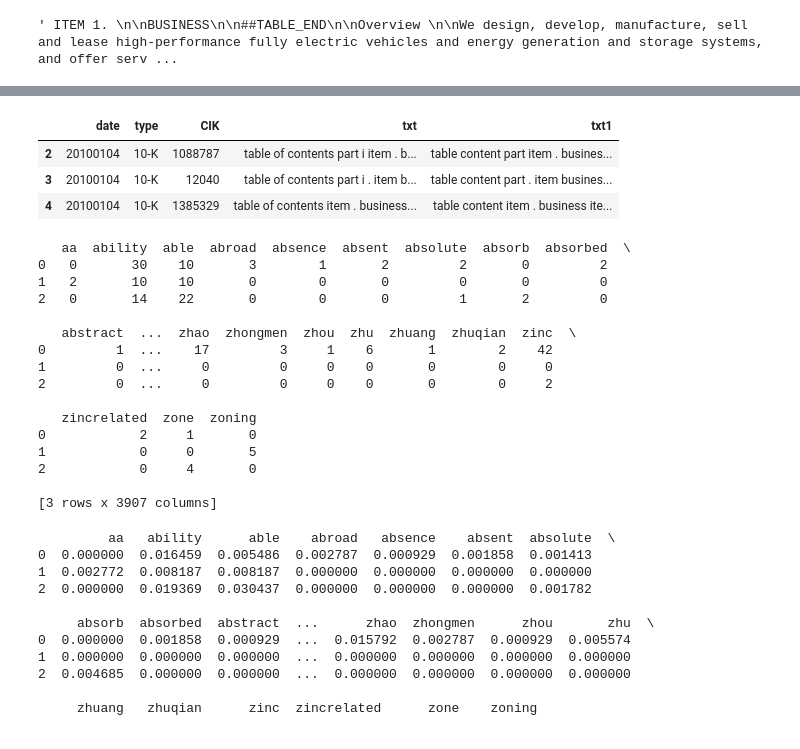
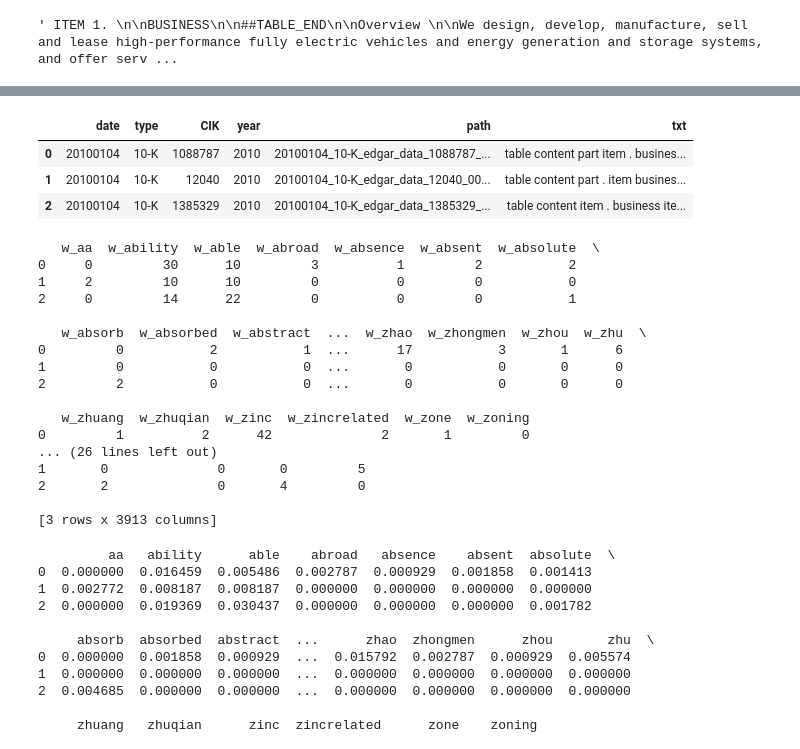
Before and after one commit to ruilongli/project_408, a Jupyter notebook: Untitled.ipynb, the cells around one changed output, grey strips where cells are left out. Cells and saved outputs as stored; diff of their text form; code cells hidden in the pictures.

Commit message:
add new data with cik, the key, add some feature

```diff
--- a/Untitled.ipynb
+++ b/Untitled.ipynb
@@ -187,10 +196,15 @@ def getFillingInfo(file_name):#this function is to get the information part of t
     name_parts = file_name.split('_')
     res=[name_parts[0],name_parts[1],name_parts[4]]
     return res
+def year(date):#this function is to get the information part of the file title
+    year=date[:4]
+    return year
 # %%
-df=pd.DataFrame(file_names.iloc[:5,0].apply(getFillingInfo))
+df=pd.DataFrame(file_names.iloc[:,0].apply(getFillingInfo))
 df[['date', 'type', 'CIK']] = df.iloc[:,0].apply(pd.Series)
+df['year'] = df['date'].apply(year)
 df=df.iloc[:,1:]
-df=df[df['type']=="10-K"]
+df['path'] = file_names
+df=df[df['type']=="10-K"].reset_index(drop=True)
 print(df)
 # %% [output]
@@ -221,7 +240,3 @@ def preprocess_text(text):
     # Join the tokens back into a string
     processed_text = ' '.join(lemmatized_tokens)
     return processed_text
-# %%
-df['txt']=file_names.iloc[0:5,0].apply(readtxt)
-df=df[df['type']=="10-K"]
-df
@@ -232,0 +243,3 @@ df
+# %%
+df['txt']=df['path'].apply(readtxt)
+df
@@ -244,9 +262,9 @@ df
 # %%
-df['txt1']=df['txt'].apply(preprocess_text)
+df['txt']=df['txt'].apply(preprocess_text)
 df
 # %% [output]
-|  | date | type | CIK | txt | txt1 |
-| 2 | 20100104 | 10-K | 1088787 | table of contents part i item . b... | table content part item . busines... |
-| 3 | 20100104 | 10-K | 12040 | table of contents part i . item b... | table content part . item busines... |
-| 4 | 20100104 | 10-K | 1385329 | table of contents item . business... | table content item . business ite... |
+|  | date | type | CIK | year | path | txt |
+| 0 | 20100104 | 10-K | 1088787 | 2010 | 20100104_10-K_edgar_data_1088787_... | table content part item . busines... |
+| 1 | 20100104 | 10-K | 12040 | 2010 | 20100104_10-K_edgar_data_12040_00... | table content part . item busines... |
+| 2 | 20100104 | 10-K | 1385329 | 2010 | 20100104_10-K_edgar_data_1385329_... | table content item . business ite... |
 # %%
@@ -263,24 +281,29 @@ feature_names2 = vectorizer2.get_feature_names()
 bag_of_words_df = pd.DataFrame(bag_of_words.toarray(), columns=feature_names)
 
 # View the bag_of_words DataFrame
-print(bag_of_words_df)#why here lemmatizing do not work
+new_columns = ['w_' + col for col in bag_of_words_df]
+bag_of_words_df.columns = new_columns
+print(bag_of_words_df)
+df=df.join(bag_of_words_df)
+print(df)
 # %% [output]
-   aa  ability  able  abroad  absence  absent  absolute  absorb  absorbed  \
-0   0       30    10       3        1       2         2       0         2
-1   2       10    10       0        0       0         0       0         0
-2   0       14    22       0        0       0         1       2         0
+   w_aa  w_ability  w_able  w_abroad  w_absence  w_absent  w_absolute  \
+0     0         30      10         3          1         2           2
+1     2         10      10         0          0         0           0
+2     0         14      22         0          0         0           1
 
-   abstract  ...  zhao  zhongmen  zhou  zhu  zhuang  zhuqian  zinc  \
-0         1  ...    17         3     1    6       1        2    42
-1         0  ...     0         0     0    0       0        0     0
-2         0  ...     0         0     0    0       0        0     2
+   w_absorb  w_absorbed  w_abstract  ...  w_zhao  w_zhongmen  w_zhou  w_zhu  \
+0         0           2           1  ...      17           3       1      6
+1         0           0           0  ...       0           0       0      0
+2         2           0           0  ...       0           0       0      0
 
-   zincrelated  zone  zoning
-0            2     1       0
-1            0     0       5
-2            0     4       0
+   w_zhuang  w_zhuqian  w_zinc  w_zincrelated  w_zone  w_zoning
+0         1          2      42              2       1         0
+... (26 lines left out)
+1       0              0       0         5
+2       2              0       4         0
 
-[3 rows x 3907 columns]
+[3 rows x 3913 columns]
 # %%
 tfidf_df = pd.DataFrame(tfidf.toarray(),columns=feature_names2)
 print(tfidf_df)
```
Also changed, not shown: parts of 13 cells of this notebook, 1 other file.
